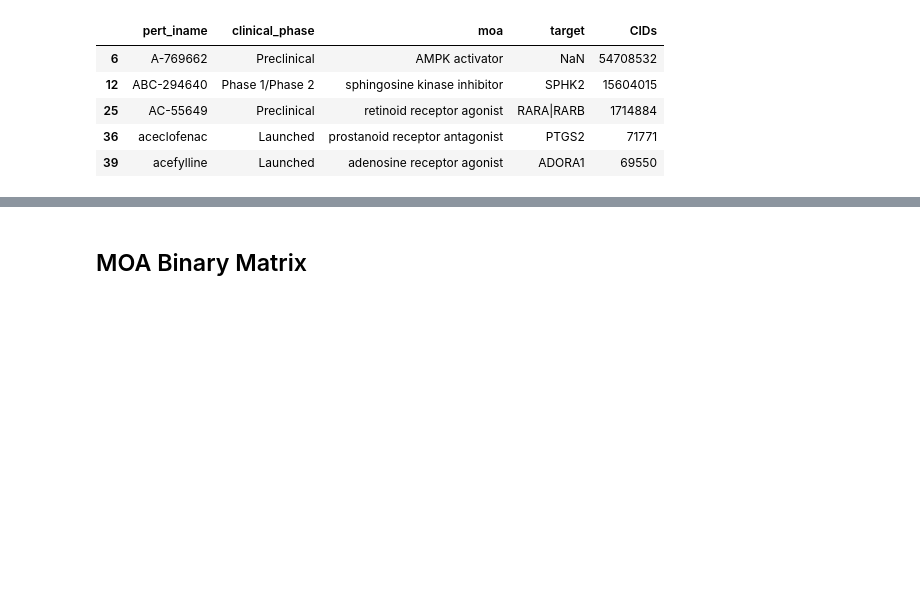
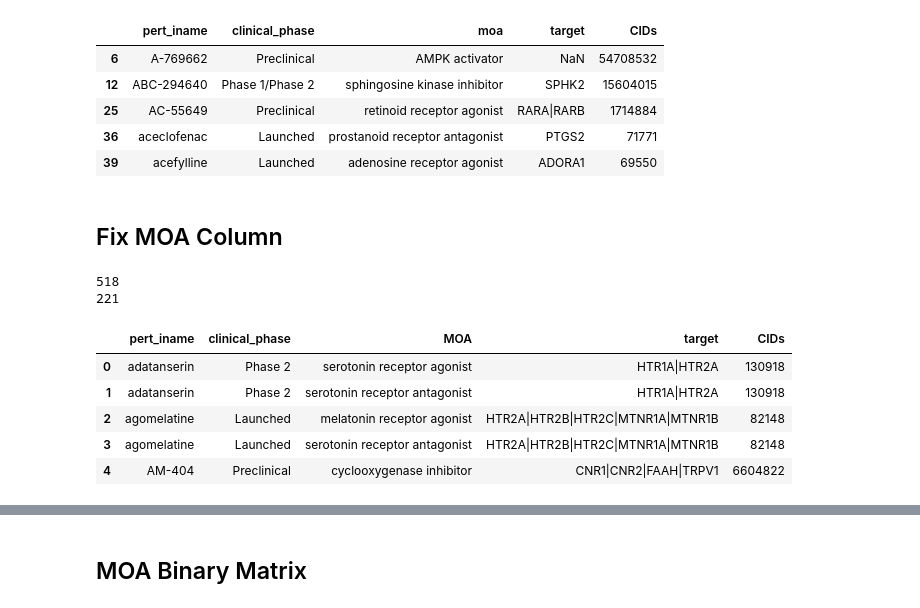
Before and after one commit to MaayanLab/DrugSetLibrary, a Jupyter notebook: DrugRepurposing_Targets_MOA.ipynb, the cells around one changed output, grey strips where cells are left out. Saved outputs shown, nothing was run; the diff lists cells and outputs as text; code cells hidden in the pictures; blank space fills up the shorter version.

```diff
--- a/DrugRepurposing_Targets_MOA.ipynb
+++ b/DrugRepurposing_Targets_MOA.ipynb
@@ -265,3 +265,38 @@ df.head()
 | 39 | acefylline | Launched | adenosine receptor agonist | ADORA1 | 69550 |
 # %%
 df = df.rename(index=str, columns = {'moa':'MOA'})
+# %% [markdown]
+## Fix MOA Column
+# %%
+how_many = 0
+appended_df = []
+moa_index = np.where(df.columns.values=='MOA')[0][0]
+
+for index, row in df.iterrows():
+    moa_group = row.loc['MOA']
+    if '|' in moa_group:
+        moa_split = moa_group.split('|')
+        for i in moa_split:
+            row_as_list = row.values.tolist()
+            row_as_list[moa_index] = i
+            appended_df.append(row_as_list)
+        df.drop(index, inplace = True)
+        how_many += 1
+
+
+print(len(appended_df))
+print(how_many)
+# %% [output]
+518
+221
+# %%
+columnnames = list(df.columns.values)
+fix_moa_df = pd.DataFrame(appended_df,columns = columnnames)
+fix_moa_df.head()
+# %% [output]
+|  | pert_iname | clinical_phase | MOA | target | CIDs |
+| 0 | adatanserin | Phase 2 | serotonin receptor agonist | HTR1A|HTR2A | 130918 |
+| 1 | adatanserin | Phase 2 | serotonin receptor antagonist | HTR1A|HTR2A | 130918 |
+| 2 | agomelatine | Launched | melatonin receptor agonist | HTR2A|HTR2B|HTR2C|MTNR1A|MTNR1B | 82148 |
+| 3 | agomelatine | Launched | serotonin receptor antagonist | HTR2A|HTR2B|HTR2C|MTNR1A|MTNR1B | 82148 |
+| 4 | AM-404 | Preclinical | cyclooxygenase inhibitor | CNR1|CNR2|FAAH|TRPV1 | 6604822 |
```
Also changed, not shown: parts of 5 cells of this notebook.
